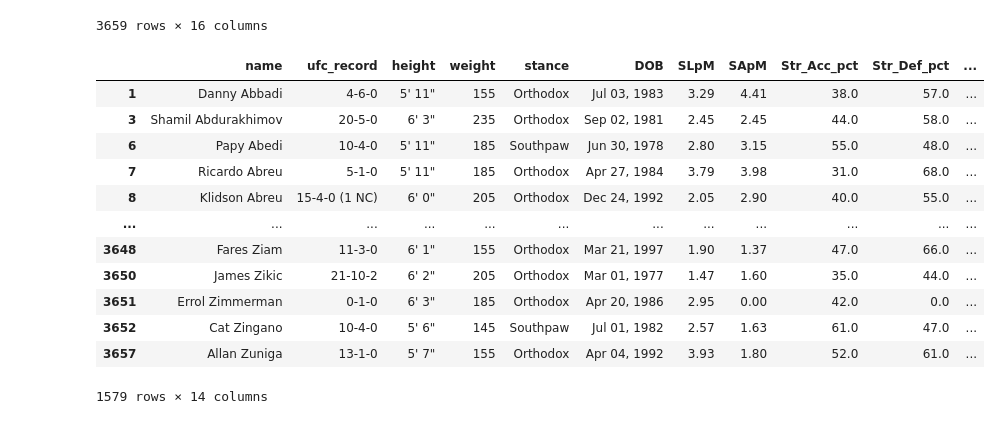
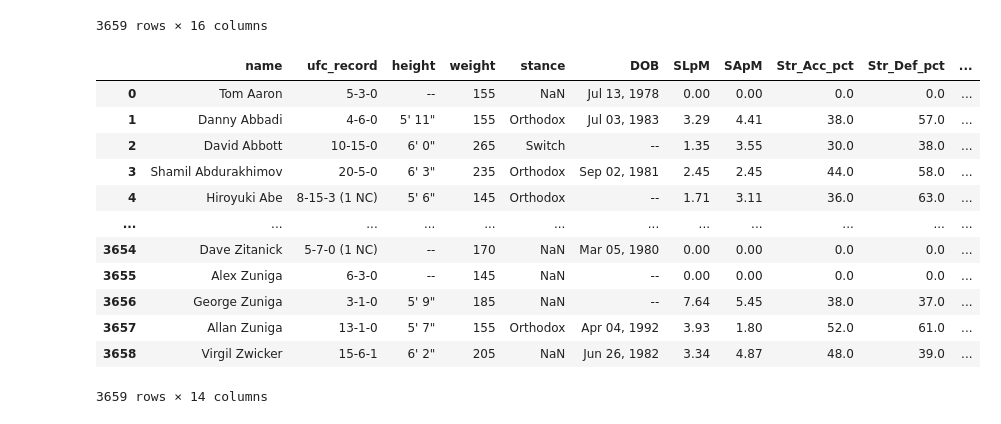
Before and after one commit to a925sw/ufc_stats, a Jupyter notebook: merging_and_cleaning.ipynb, the cells around one changed output. Saved outputs shown, nothing was run; the diff lists cells and outputs as text; code cells hidden in the pictures.

```diff
--- a/merging_and_cleaning.ipynb
+++ b/merging_and_cleaning.ipynb
@@ -2,7 +2,7 @@
 import pandas as pd
 pd.set_option('display.max_columns', None)
 # %%
-career_stats = pd.read_csv("data/fighter_data.csv")
+career_stats = pd.read_csv("data/career_fighter_stats.csv")
 career_stats
 # %% [output]
 |  | Unnamed: 0 | name | ufc_record | nickname | height | weight | stance | DOB | SLpM | SApM | ... |
@@ -19,26 +19,25 @@ career_stats
 | 3658 | 3658 | Virgil Zwicker | 15-6-1 | REZDOG | 6' 2" | 205 | NaN | Jun 26, 1982 | 3.34 | 4.87 | ... |
 3659 rows × 16 columns
 # %%
-career_stats = career_stats.dropna()
 career_stats = career_stats.drop(columns=["nickname", "Unnamed: 0"])
-career_stats = career_stats[career_stats["height"].str.contains("-")==False]
-career_stats = career_stats[career_stats["weight"].str.contains("-")==False]
-career_stats = career_stats[career_stats["DOB"].str.contains("-")==False]
+# career_stats = career_stats[career_stats["height"].str.contains("-")==False]
+# career_stats = career_stats[career_stats["weight"].str.contains("-")==False]
+# career_stats = career_stats[career_stats["DOB"].str.contains("-")==False]
 career_stats
 # %% [output]
 |  | name | ufc_record | height | weight | stance | DOB | SLpM | SApM | Str_Acc_pct | Str_Def_pct | ... |
+| 0 | Tom Aaron | 5-3-0 | -- | 155 | NaN | Jul 13, 1978 | 0.00 | 0.00 | 0.0 | 0.0 | ... |
 | 1 | Danny Abbadi | 4-6-0 | 5' 11" | 155 | Orthodox | Jul 03, 1983 | 3.29 | 4.41 | 38.0 | 57.0 | ... |
+| 2 | David Abbott | 10-15-0 | 6' 0" | 265 | Switch | -- | 1.35 | 3.55 | 30.0 | 38.0 | ... |
 | 3 | Shamil Abdurakhimov | 20-5-0 | 6' 3" | 235 | Orthodox | Sep 02, 1981 | 2.45 | 2.45 | 44.0 | 58.0 | ... |
-| 6 | Papy Abedi | 10-4-0 | 5' 11" | 185 | Southpaw | Jun 30, 1978 | 2.80 | 3.15 | 55.0 | 48.0 | ... |
-| 7 | Ricardo Abreu | 5-1-0 | 5' 11" | 185 | Orthodox | Apr 27, 1984 | 3.79 | 3.98 | 31.0 | 68.0 | ... |
-| 8 | Klidson Abreu | 15-4-0 (1 NC) | 6' 0" | 205 | Orthodox | Dec 24, 1992 | 2.05 | 2.90 | 40.0 | 55.0 | ... |
+| 4 | Hiroyuki Abe | 8-15-3 (1 NC) | 5' 6" | 145 | Orthodox | -- | 1.71 | 3.11 | 36.0 | 63.0 | ... |
 | ... | ... | ... | ... | ... | ... | ... | ... | ... | ... | ... | ... |
-| 3648 | Fares Ziam | 11-3-0 | 6' 1" | 155 | Orthodox | Mar 21, 1997 | 1.90 | 1.37 | 47.0 | 66.0 | ... |
-| 3650 | James Zikic | 21-10-2 | 6' 2" | 205 | Orthodox | Mar 01, 1977 | 1.47 | 1.60 | 35.0 | 44.0 | ... |
-| 3651 | Errol Zimmerman | 0-1-0 | 6' 3" | 185 | Orthodox | Apr 20, 1986 | 2.95 | 0.00 | 42.0 | 0.0 | ... |
-| 3652 | Cat Zingano | 10-4-0 | 5' 6" | 145 | Southpaw | Jul 01, 1982 | 2.57 | 1.63 | 61.0 | 47.0 | ... |
+| 3654 | Dave Zitanick | 5-7-0 (1 NC) | -- | 170 | NaN | Mar 05, 1980 | 0.00 | 0.00 | 0.0 | 0.0 | ... |
+| 3655 | Alex Zuniga | 6-3-0 | -- | 145 | NaN | -- | 0.00 | 0.00 | 0.0 | 0.0 | ... |
+| 3656 | George Zuniga | 3-1-0 | 5' 9" | 185 | NaN | -- | 7.64 | 5.45 | 38.0 | 37.0 | ... |
 | 3657 | Allan Zuniga | 13-1-0 | 5' 7" | 155 | Orthodox | Apr 04, 1992 | 3.93 | 1.80 | 52.0 | 61.0 | ... |
+| 3658 | Virgil Zwicker | 15-6-1 | 6' 2" | 205 | NaN | Jun 26, 1982 | 3.34 | 4.87 | 48.0 | 39.0 | ... |
-1579 rows × 14 columns
+3659 rows × 14 columns
 # %%
 fight_df = pd.read_csv("data/all_fights_data.csv")
 fight_df
```
Also changed, not shown: parts of 9 cells of this notebook, 6 other files.
